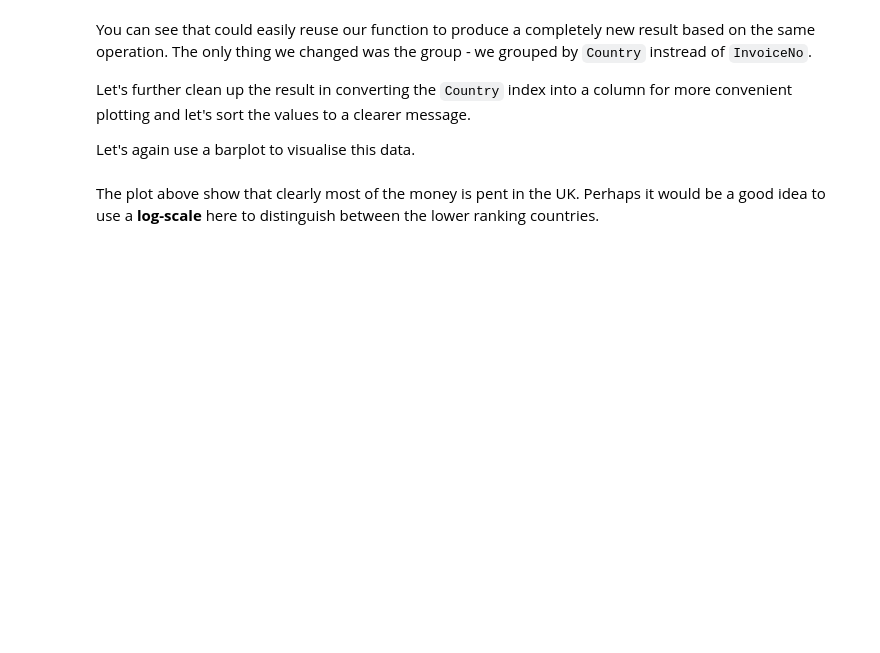
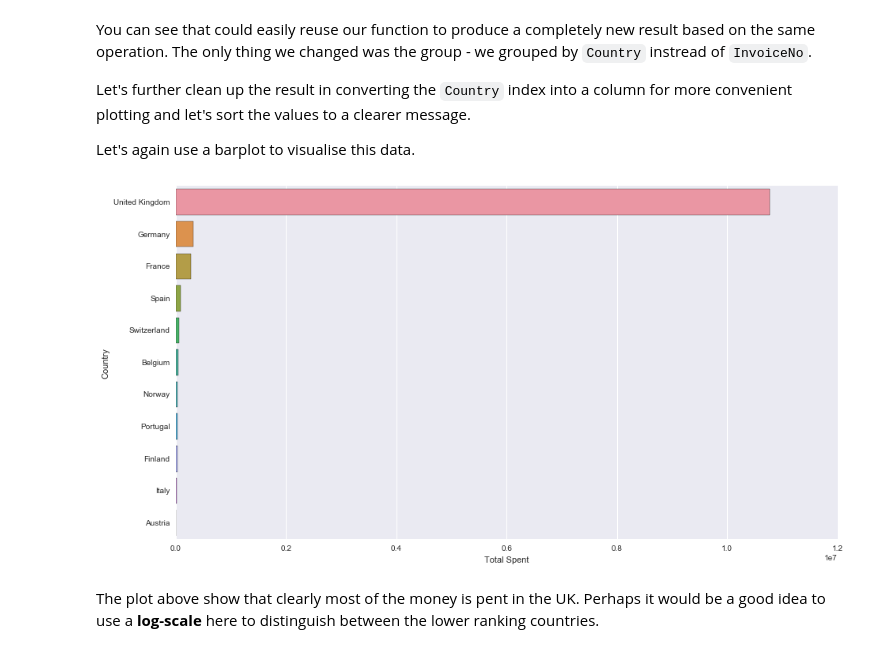
Before and after one commit to FKrauss/intro-to-datascience, a Jupyter notebook: notebooks/day1.ipynb, the cells around one changed output. Cells and saved outputs as stored; diff of their text form; code cells hidden in the pictures; blank space fills up the shorter version.

```diff
--- a/notebooks/day1.ipynb
+++ b/notebooks/day1.ipynb
@@ -298,12 +504,17 @@ Try to order the bars when plotting them. You could again use the `.sort_values(
 
 Let's what country is spending the most. Here again `.groupby()` will come in handy as well as the function `total_spent()` defined above.
 # %%
+
 # Perform group by country
+grouped_retail_bycountry = retail.groupby('Country')
 
 # Apply total spent in each grouped category
+spent_by_country = grouped_retail_bycountry.apply(total_spent)
 
 # Resetting index
+spent_by_country = spent_by_country.reset_index()
 
 # Sorting by total spent
-
+spent_by_country = spent_by_country.sort_values('total_spent', ascending=False)
 # Present the output
+spent_by_country
@@ -318,3 +540,13 @@ Let's again use a barplot to visualise this data.
+# %%
+# Plot the total spent per country using a barplot
+# Create the barplot of the total spent per invoice number
+plt.figure(figsize=(15,8))
+# the data attribute is the dataframe from which you pull the data from. x and y are a the columns you'll plot
+ax2 = sns.barplot(x='total_spent', y='Country', data=spent_by_country)
+ax2.set(xlabel='Total Spent', ylabel='Country')
+plt.show()
+# %% [output]
+[figure, added]
 # %% [markdown]
 The plot above show that clearly most of the money is pent in the UK. Perhaps it would be a good idea to use a **log-scale** here to distinguish between the lower ranking countries.
 # %%
```
Also changed, not shown: parts of 68 cells of this notebook, 1 other file.
